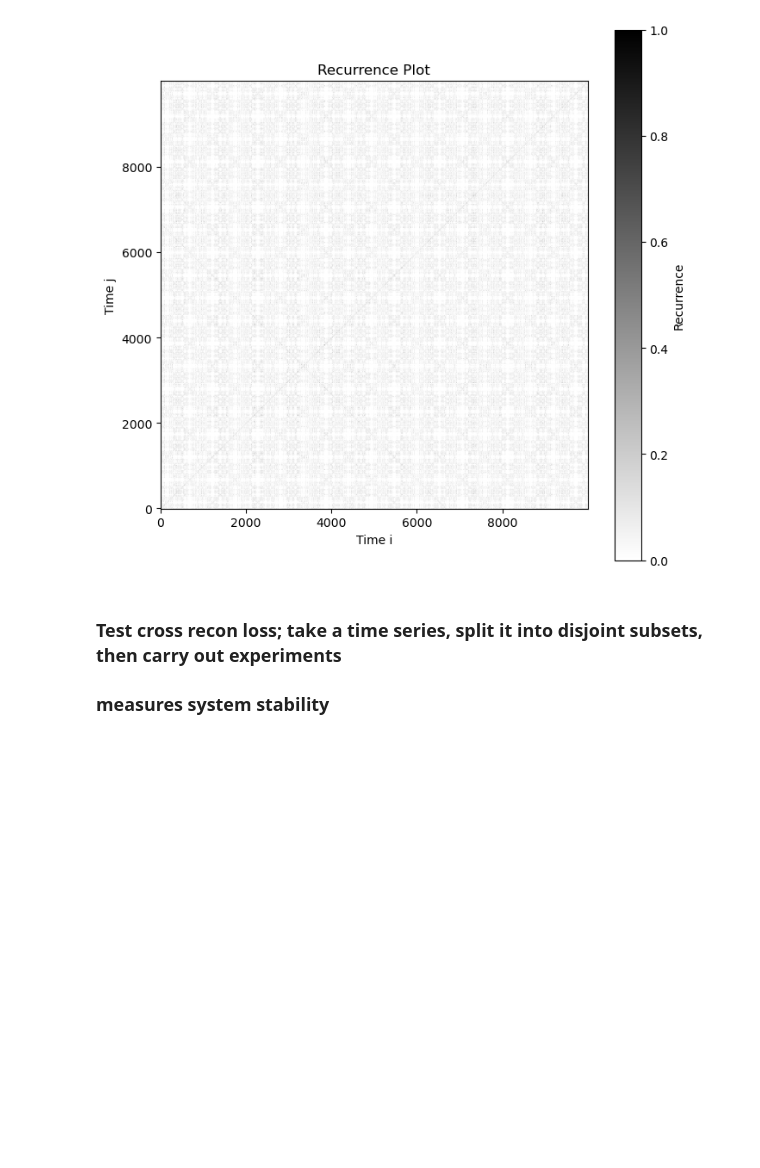
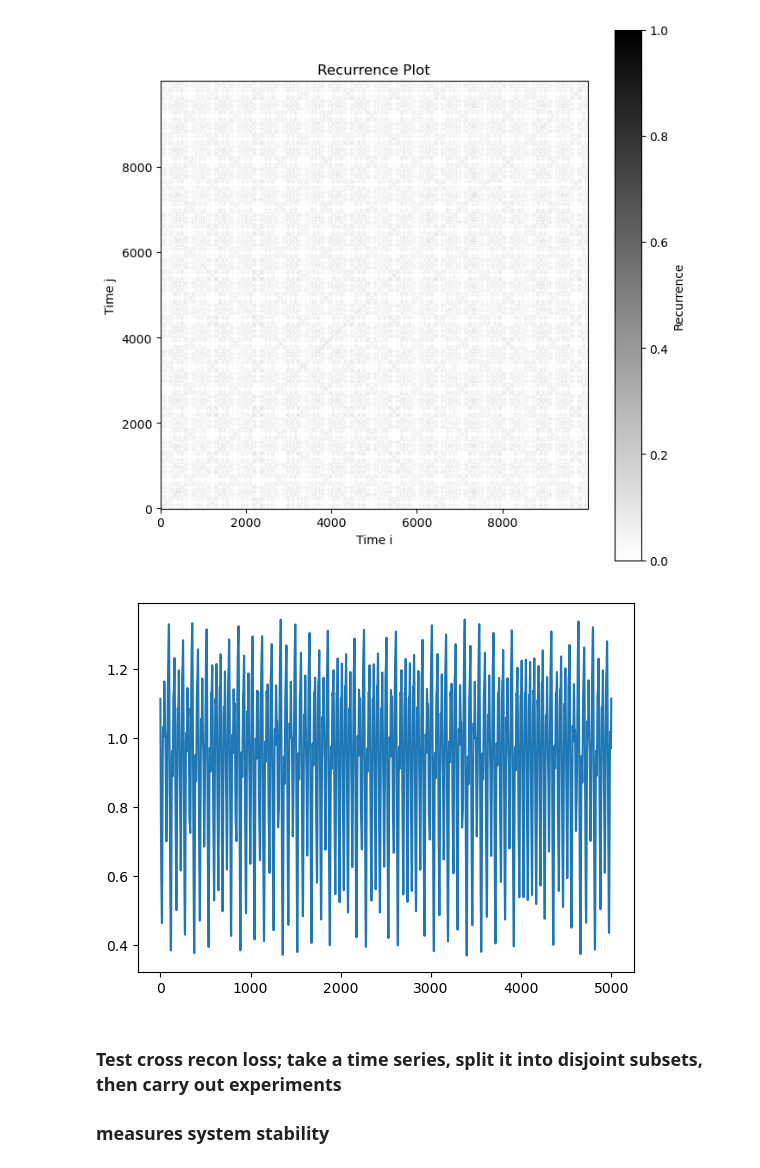
Before and after one commit to seeingquietjohn/ShannonsWiener, a Jupyter notebook: EmbeddingBench.ipynb, the cells around one changed output. Cells and saved outputs as stored; diff of their text form; code cells hidden in the pictures; blank space fills up the shorter version.

```diff
--- a/EmbeddingBench.ipynb
+++ b/EmbeddingBench.ipynb
@@ -222,6 +229,13 @@ plot_delay(wire, 20)
 plot_recurrence(wire, 0.3*np.std(wire), 2, 1)
 # %% [output]
 [figure]
+# %%
+mgd = mackey_glass_discrete(N=5000, tau=17, beta=0.2, gamma=0.1, n=10, x0=1.2)
+# %%
+plt.plot(mgd)
+plt.show()
+# %% [output]
+[figure, added]
 # %% [markdown]
 ### Test cross recon loss; take a time series, split it into disjoint subsets, then carry out experiments
 ### measures system stability
```
Also changed, not shown: parts of 1 cell of this notebook, 1 other file.
